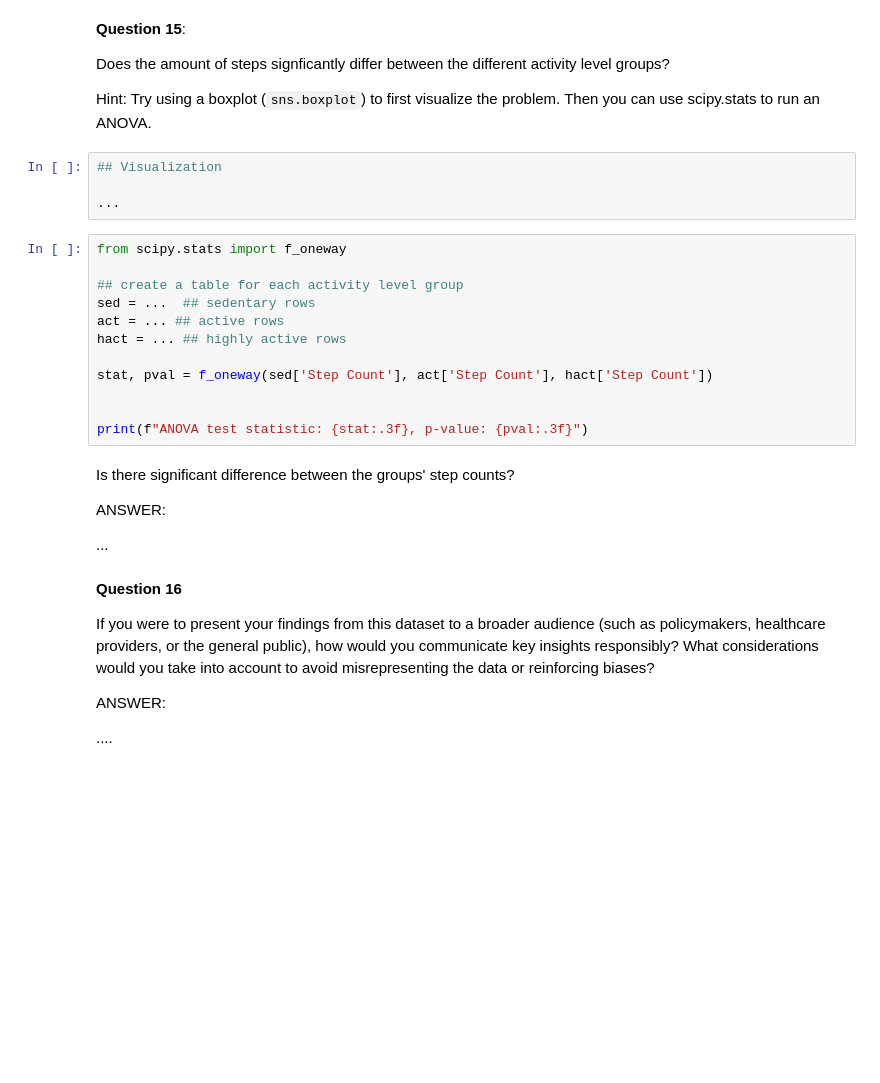
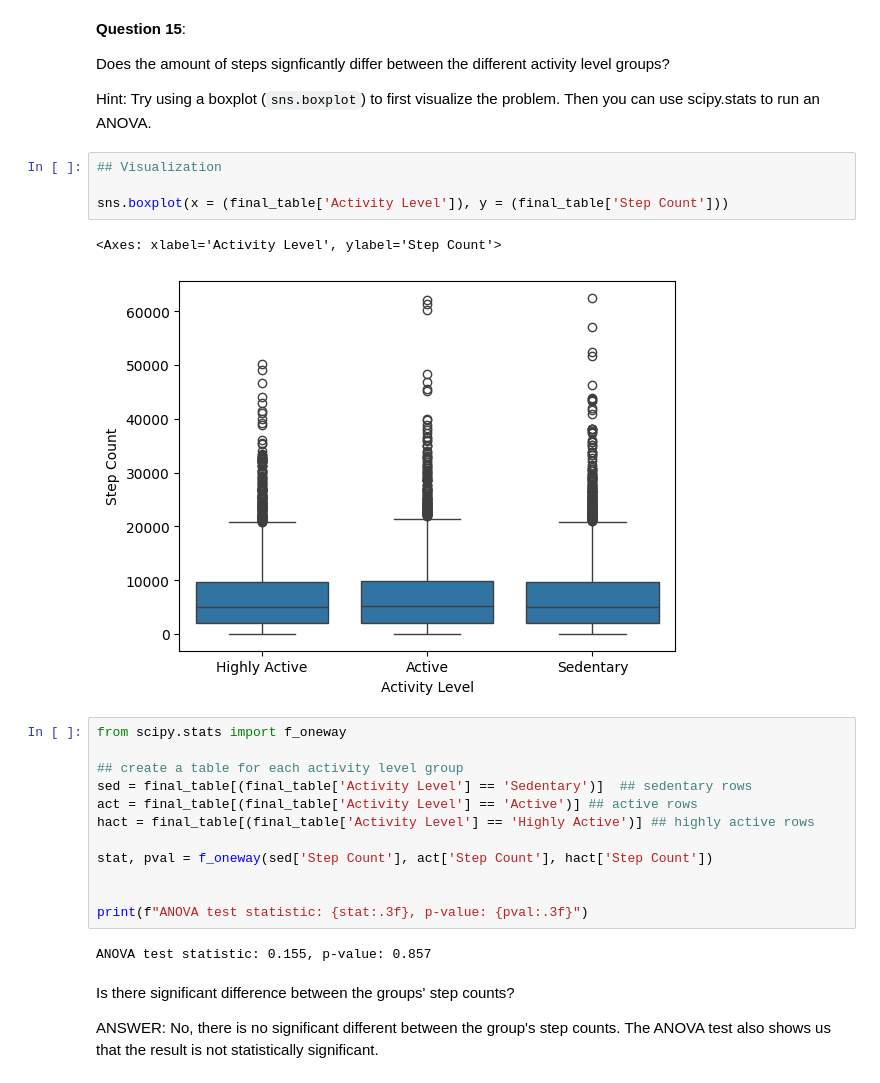
Before and after one commit to BMC-Intersectional-Data-Feminism/exercise-2-data-cleaning-and-analysis-annak-n, a Jupyter notebook: exercise2.ipynb, the cells around one changed output. Cells and saved outputs as stored; diff of their text form; blank space fills up the shorter version.

```diff
--- a/exercise2.ipynb
+++ b/exercise2.ipynb
@@ -661,33 +723,28 @@ plt.scatter(..., ..., s = ...)
 Does the amount of steps signficantly differ between the different activity level groups?
 
 Hint: Try using a boxplot (`sns.boxplot`) to first visualize the problem. Then you can use scipy.stats to run an ANOVA.
-# %%
-## Visualization
-
-...
+# %%
+## Visualization
+
+sns.boxplot(x = (final_table['Activity Level']), y = (final_table['Step Count']))
+# %% [output]
+<Axes: xlabel='Activity Level', ylabel='Step Count'>
+[figure, added]
 # %%
 from scipy.stats import f_oneway
 
 ## create a table for each activity level group
-sed = ...  ## sedentary rows
-act = ... ## active rows
-hact = ... ## highly active rows
+sed = final_table[(final_table['Activity Level'] == 'Sedentary')]  ## sedentary rows
+act = final_table[(final_table['Activity Level'] == 'Active')] ## active rows
+hact = final_table[(final_table['Activity Level'] == 'Highly Active')] ## highly active rows
 
 stat, pval = f_oneway(sed['Step Count'], act['Step Count'], hact['Step Count'])
 
 
 print(f"ANOVA test statistic: {stat:.3f}, p-value: {pval:.3f}")
+# %% [output]
+ANOVA test statistic: 0.155, p-value: 0.857
-# %% [markdown]
-Is there significant difference between the groups' step counts?
-
-ANSWER:
-
-...
-# %% [markdown]
-**Question 16**
-
-If you were to present your findings from this dataset to a broader audience (such as policymakers, healthcare providers, or the general public), how would you communicate key insights responsibly? What considerations would you take into account to avoid misrepresenting the data or reinforcing biases?
-
-ANSWER:
-
-....
+# %% [markdown]
+Is there significant difference between the groups' step counts?
+
+ANSWER: No, there is no significant different between the group's step counts. The ANOVA test also shows us that the result is not statistically significant.
```
Also changed, not shown: parts of 15 cells of this notebook, 1 other file.
